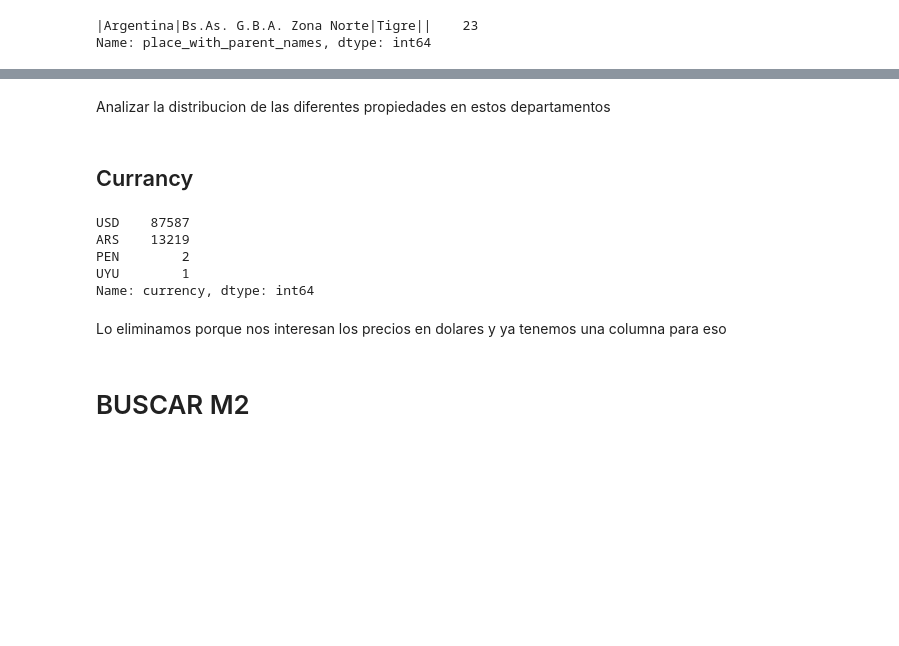
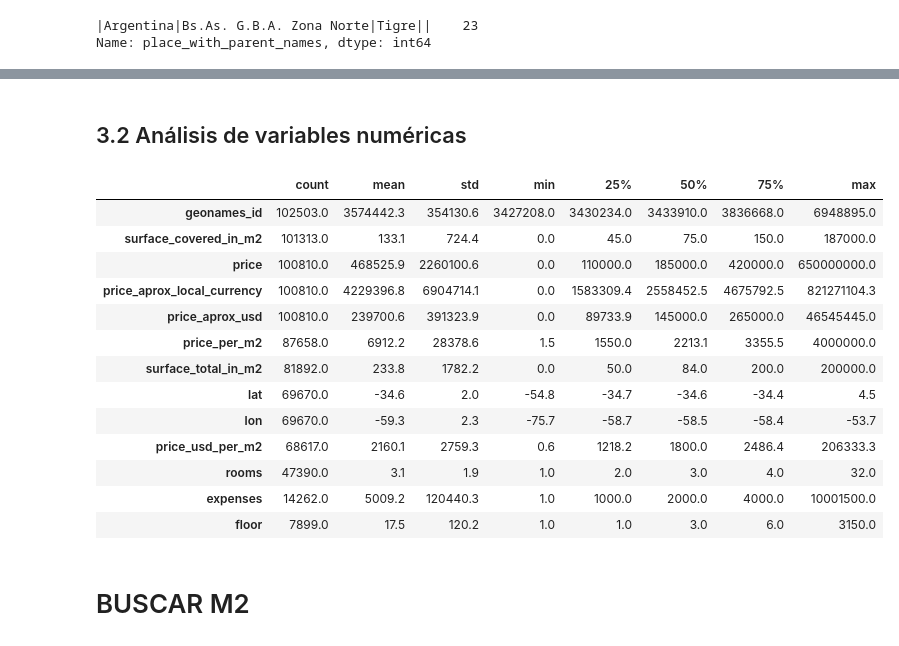
Before and after one commit to JoaquinC-1/TP_DH, a Jupyter notebook: TP_properati.ipynb, the cells around one changed output, grey strips where cells are left out. Cells and saved outputs as stored; diff of their text form; code cells hidden in the pictures; blank space fills up the shorter version.

```diff
--- a/TP_properati.ipynb
+++ b/TP_properati.ipynb
@@ -230,17 +215,22 @@ countplot_plot("region_name","property_type", title="Departamenteos segun region
-# %% [markdown]
-Analizar la distribucion de las diferentes propiedades en estos departamentos
-# %% [markdown]
-## Currancy
-# %%
-data.currency.value_counts()
-# %% [output]
-USD    87587
-ARS    13219
-PEN        2
-UYU        1
-Name: currency, dtype: int64
-# %% [markdown]
-Lo eliminamos porque nos interesan los precios en dolares y ya tenemos una columna para eso
+# %% [markdown]
+## 3.2 Análisis de variables numéricas
+# %%
+numerical.describe().T.round(1).sort_values(by='count' ,ascending=False)
+# %% [output]
+|  | count | mean | std | min | 25% | 50% | 75% | max |
+| geonames_id | 102503.0 | 3574442.3 | 354130.6 | 3427208.0 | 3430234.0 | 3433910.0 | 3836668.0 | 6948895.0 |
+| surface_covered_in_m2 | 101313.0 | 133.1 | 724.4 | 0.0 | 45.0 | 75.0 | 150.0 | 187000.0 |
+| price | 100810.0 | 468525.9 | 2260100.6 | 0.0 | 110000.0 | 185000.0 | 420000.0 | 650000000.0 |
+| price_aprox_local_currency | 100810.0 | 4229396.8 | 6904714.1 | 0.0 | 1583309.4 | 2558452.5 | 4675792.5 | 821271104.3 |
+| price_aprox_usd | 100810.0 | 239700.6 | 391323.9 | 0.0 | 89733.9 | 145000.0 | 265000.0 | 46545445.0 |
+| price_per_m2 | 87658.0 | 6912.2 | 28378.6 | 1.5 | 1550.0 | 2213.1 | 3355.5 | 4000000.0 |
+| surface_total_in_m2 | 81892.0 | 233.8 | 1782.2 | 0.0 | 50.0 | 84.0 | 200.0 | 200000.0 |
+| lat | 69670.0 | -34.6 | 2.0 | -54.8 | -34.7 | -34.6 | -34.4 | 4.5 |
+| lon | 69670.0 | -59.3 | 2.3 | -75.7 | -58.7 | -58.5 | -58.4 | -53.7 |
+| price_usd_per_m2 | 68617.0 | 2160.1 | 2759.3 | 0.6 | 1218.2 | 1800.0 | 2486.4 | 206333.3 |
+| rooms | 47390.0 | 3.1 | 1.9 | 1.0 | 2.0 | 3.0 | 4.0 | 32.0 |
+| expenses | 14262.0 | 5009.2 | 120440.3 | 1.0 | 1000.0 | 2000.0 | 4000.0 | 10001500.0 |
+| floor | 7899.0 | 17.5 | 120.2 | 1.0 | 1.0 | 3.0 | 6.0 | 3150.0 |
 # %% [markdown]
 # BUSCAR M2
 # %% [markdown]
```
Also changed, not shown: parts of 25 cells of this notebook.
